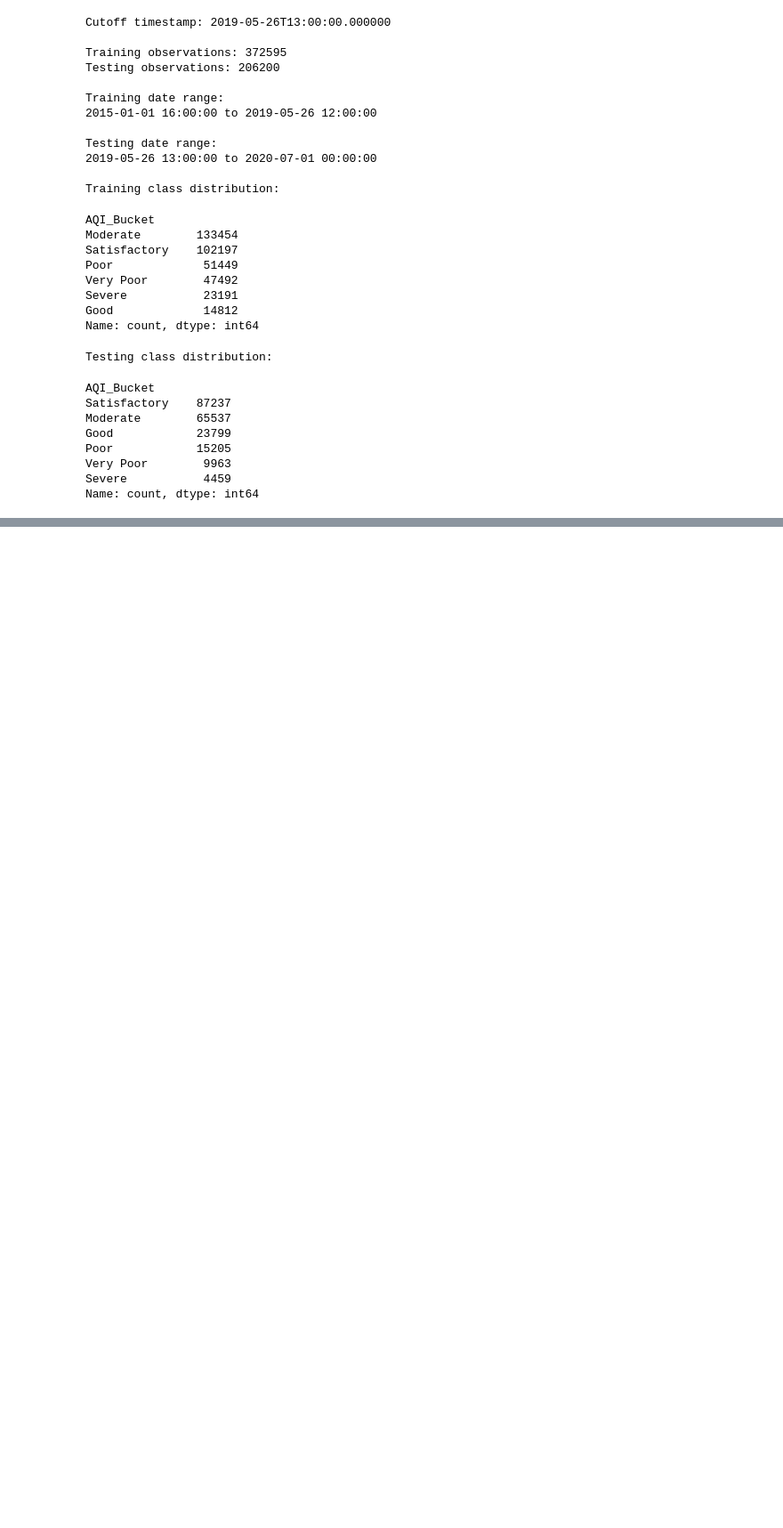
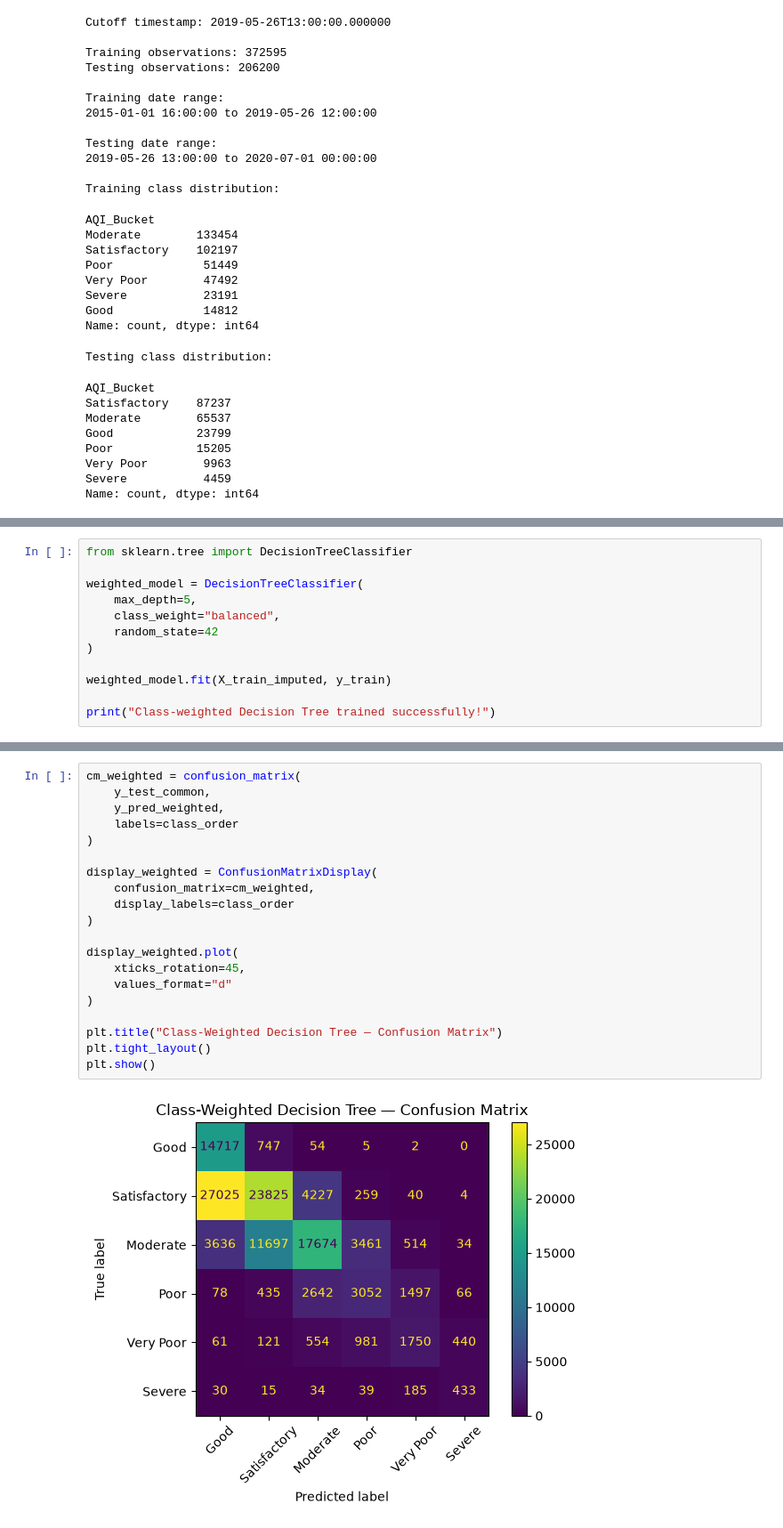
Before and after one commit to Fatimaaasaleem/air-quality-classification, a Jupyter notebook: notebooks/03_target_audit_preprocessing.ipynb, the cells around one changed output, grey strips where cells are left out. Shown at 89% size. Saved outputs shown, nothing was run; the diff lists cells and outputs as text; blank space fills up the shorter version.

```diff
--- a/notebooks/03_target_audit_preprocessing.ipynb
+++ b/notebooks/03_target_audit_preprocessing.ipynb
@@ -1401,0 +1995,12 @@ NameError: name 'df' is not defined
+# %%
+from sklearn.tree import DecisionTreeClassifier
+
+weighted_model = DecisionTreeClassifier(
+    max_depth=5,
+    class_weight="balanced",
+    random_state=42
+)
+
+weighted_model.fit(X_train_imputed, y_train)
+
+print("Class-weighted Decision Tree trained successfully!")
@@ -1401,0 +2291,22 @@ NameError: name 'df' is not defined
+# %%
+cm_weighted = confusion_matrix(
+    y_test_common,
+    y_pred_weighted,
+    labels=class_order
+)
+
+display_weighted = ConfusionMatrixDisplay(
+    confusion_matrix=cm_weighted,
+    display_labels=class_order
+)
+
+display_weighted.plot(
+    xticks_rotation=45,
+    values_format="d"
+)
+
+plt.title("Class-Weighted Decision Tree — Confusion Matrix")
+plt.tight_layout()
+plt.show()
+# %% [output]
+[figure, added]
```
Also changed, not shown: parts of 66 cells of this notebook.
